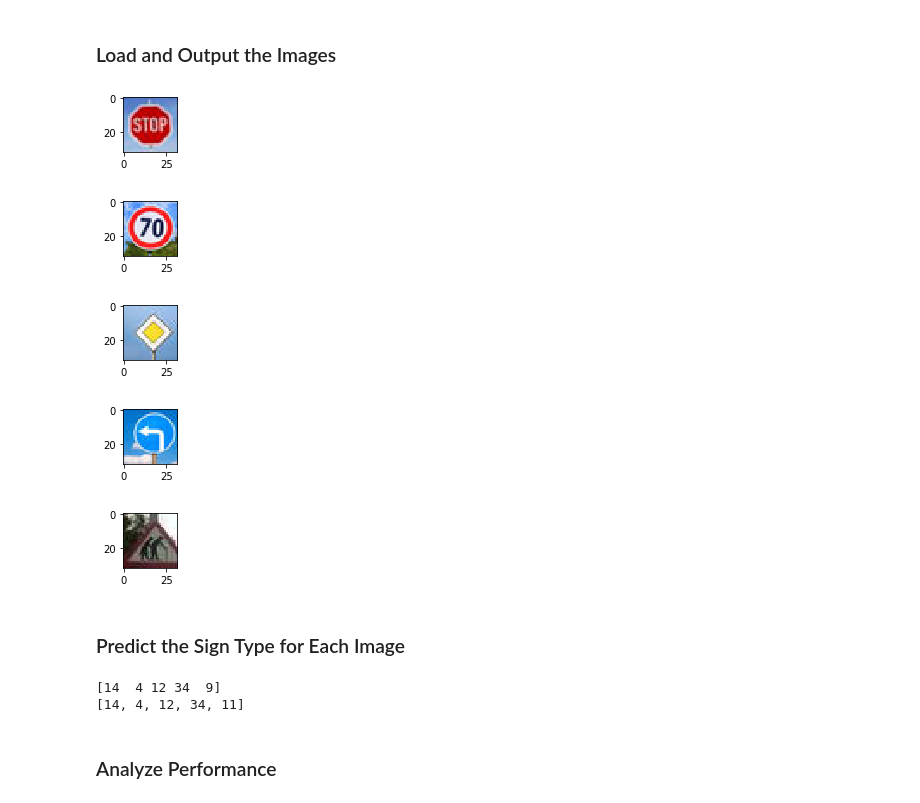
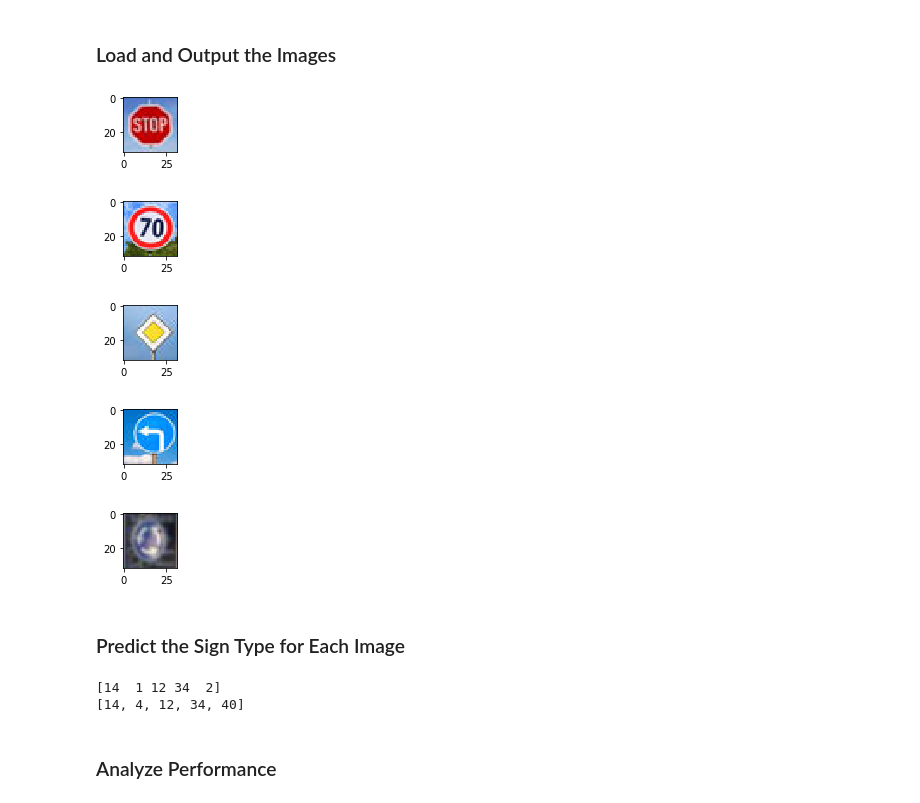
Before and after one commit to ed8808/CarND-Traffic-Sign-Classifier, a Jupyter notebook: Traffic_Sign_Classifier.ipynb, the cells around one changed output. Drawn from its saved outputs; the diff is of its cells as text; code cells hidden in the pictures.

```diff
--- a/Traffic_Sign_Classifier.ipynb
+++ b/Traffic_Sign_Classifier.ipynb
@@ -102,0 +84,26 @@ for i in range(5):
+# %%
+import csv
+import textwrap
+
+sample_title=[]
+with open('signnames.csv') as f:
+    csv_reader = csv.reader(f, delimiter=',')
+    for line in csv_reader:
+        sample_title.append(line[1])
+
+sample=[]
+for i in range(n_classes):
+    for j in range(len(y_train)):
+        if y_train[j] == i:
+            sample.append(j)
+            break
+_col = 10
+_row = int(np.ceil(n_classes/_col))
+ax=np.array(n_classes, dtype=int)
+f, ax = plt.subplots(_row, _col, figsize=(12,12))
+for i in range(0, _row):
+    for j in range(0, _col):
+        ax[i][j].imshow(X_train[sample[i*_col + j]])
+        ax[i][j].set_title(textwrap.fill(sample_title[i*_col+j+1]+" : "+str(int(i*_col+j)), 12), fontsize=8)
+        if (i*_col+j) == n_classes-1:
+            break
@@ -166,7 +175,12 @@ from sklearn.utils import shuffle
 ### converting to grayscale, etc.
 ### Feel free to use as many code cells as needed.
 def PreProcess(img):
-    return (img / 128) - 1
+    i = 0
+    YCrCb=np.zeros((len(img), len(img[0]), len(img[0][0]) , 1))
+    for im in img:
+        YCrCb[i]=(cv2.cvtColor(im, cv2.COLOR_RGB2YCrCb))[:,:,0:1]
+        i = i + 1
+    return (YCrCb / 128) - 1
 
 X_train = PreProcess(X_train)
 X_valid = PreProcess(X_valid)
@@ -355,27 +379,28 @@ You may find `signnames.csv` useful as it contains mappings from the class id (i
 # %%
 import matplotlib.image as mpimg
 import matplotlib.pyplot as plt
 import glob
 
 ### Load the images and plot them here.
 ### Feel free to use as many code cells as needed.
 images = glob.glob("examples/image*")
 
 
-X_new=np.zeros([0,32,32,3])
+X_new=np.zeros([0,32,32,1])
 # Step through the list and search for chessboard corners
 for idx, fname in enumerate(images):
     image = plt.imread(fname)
-    X_new = np.append(X_new, np.array([PreProcess(image)]),axis=0)
+    X = PreProcess([image])
+    X_new = np.append(X_new, X ,axis=0)
     plt.figure(figsize=(1,1))
     plt.imshow(image)
-y_new = [14,4,12,34,11]
+y_new = [14,4,12,34,40]
 # %% [output]
 [figure]
 [figure]
 [figure]
 [figure]
-[figure, old version]
+[figure, new version]
 # %% [markdown]
 ### Predict the Sign Type for Each Image
 # %%
@@ -388,12 +413,12 @@ predicted_labels = tf.argmax(logits,1)
 with tf.Session() as sess:
     saver.restore(sess, tf.train.latest_checkpoint('.'))
     #X_new, y_new = shuffle(X_valid, y_valid)
-    predicted = sess.run(predicted_labels, feed_dict={x: X_new})
+    predicted = sess.run(predicted_labels, feed_dict={x: X_new, keep_prob: 1})
     print(predicted)
     print(y_new)
 # %% [output]
-[14  4 12 34  9]
-[14, 4, 12, 34, 11]
+[14  1 12 34  2]
+[14, 4, 12, 34, 40]
 # %% [markdown]
 ### Analyze Performance
 # %%
```
Also changed, not shown: parts of 13 cells of this notebook, 3 other files.
